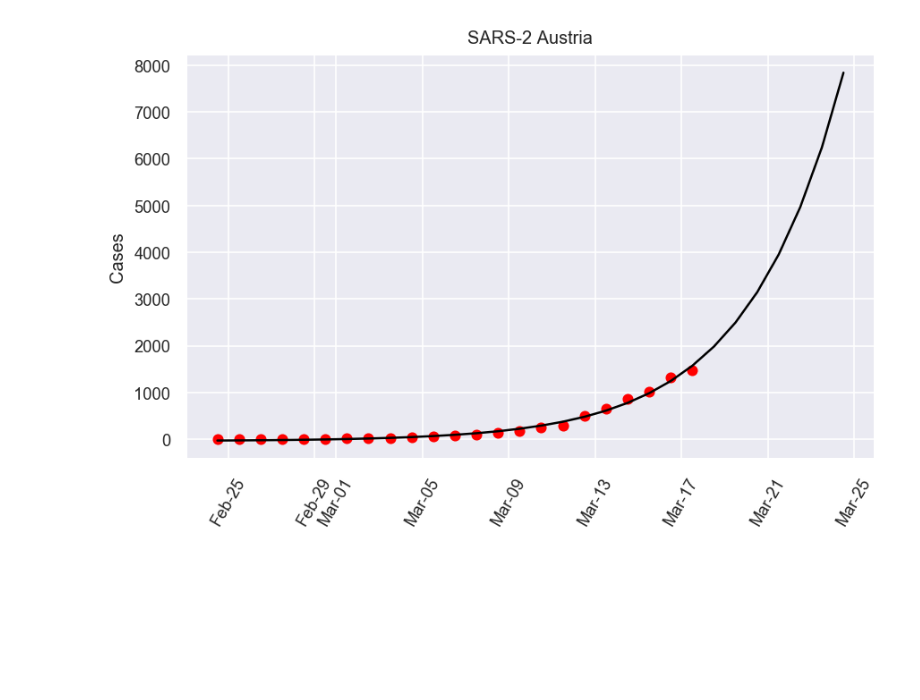
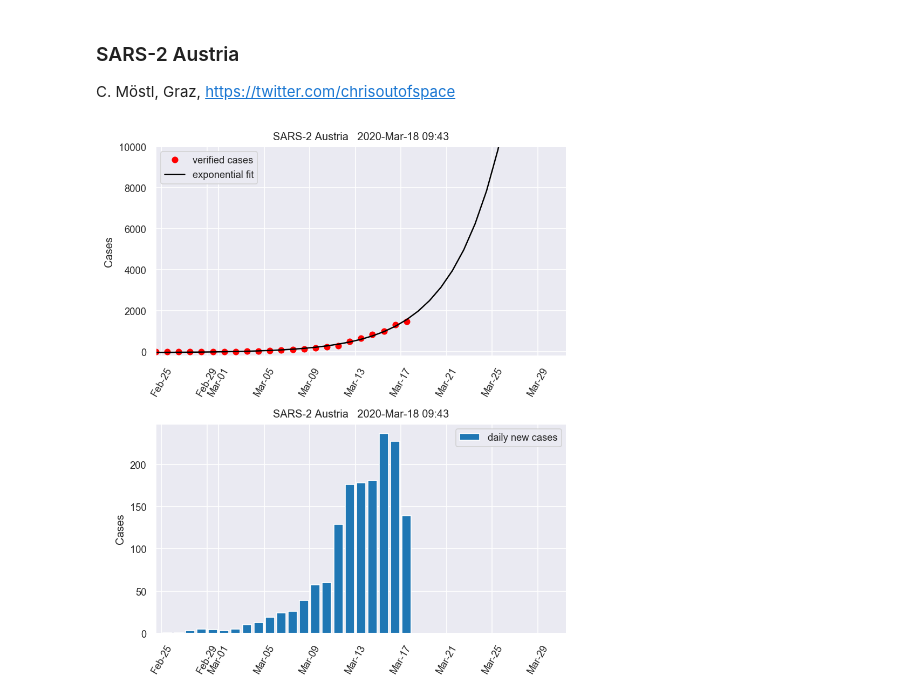
Before and after one commit to cmoestl/sars2_austria, a Jupyter notebook: fit_austria.ipynb, the cells around one changed output. Saved outputs shown, nothing was run; the diff lists cells and outputs as text; code cells hidden in the pictures; blank space fills up the shorter version.

```diff
--- a/fit_austria.ipynb
+++ b/fit_austria.ipynb
@@ -1,2 +1,6 @@
+# %% [markdown]
+### SARS-2 Austria
+
+C. Möstl, Graz, https://twitter.com/chrisoutofspace
 # %%
 import numpy as np
@@ -40,27 +34,40 @@ p1=param[0][0]
 p2=param[0][1]
 p3=param[0][2]
 
-t_end2=parse_time('2020-03-25 12:00').datetime
+t_end2=parse_time('2020-04-01 12:00').datetime
 
 dates_fut=parse_time([t_start + datetime.timedelta(days=n) for n in range((t_end2 - t_start).days)]).plot_date
 dates_fut1=dates_fut-dates_fut[0]
 
 fit=expon(dates_fut1,p1,p2,p3)
+now=datetime.datetime.utcnow().strftime("%Y-%b-%d %H:%M")
 # %%
-plt.figure(1,figsize=(6,4),dpi=150)
-ax1 = plt.subplot(111)
+plt.figure(1,figsize=(6,7),dpi=150)
+ax1 = plt.subplot(211)
+
+ax1.plot(dates,cases,'or',label='verified cases')
+ax1.plot(dates_fut,fit,'-k',label='exponential fit')
+
+ax1.xaxis.set_major_formatter( matplotlib.dates.DateFormatter('%b-%d') )
+ax1.set_xlim([dates_fut[0],dates_fut[-1]])
+plt.xticks(rotation=60)
+plt.ylabel('Total cases')
+plt.ylim(-200,10000)
+plt.title('SARS-2 Austria   '+now)
+plt.legend()
 
 
-#ax1.plot(dates,cases,'-b')
-ax1.plot(dates,cases,'or')
+ax2 = plt.subplot(212)
 
-plt.plot(dates_fut,fit,'-k')
-ax1.xaxis.set_major_formatter( matplotlib.dates.DateFormatter('%b-%d') )
+ax2.bar(dates,np.gradient(cases),label='daily new cases')
+ax2.xaxis.set_major_formatter( matplotlib.dates.DateFormatter('%b-%d') )
+
 plt.xticks(rotation=60)
-plt.ylabel('Cases')
-plt.xlim()
-plt.title('SARS-2 Austria')
+plt.ylabel('New cases')
+ax2.set_xlim([dates_fut[0],dates_fut[-1]])
+plt.title('SARS-2 Austria   '+now)
+plt.legend()
 
 plt.tight_layout()
 # %% [output]
-[figure, old version]
+[figure, new version]
```
Also changed, not shown: parts of 1 cell of this notebook.
